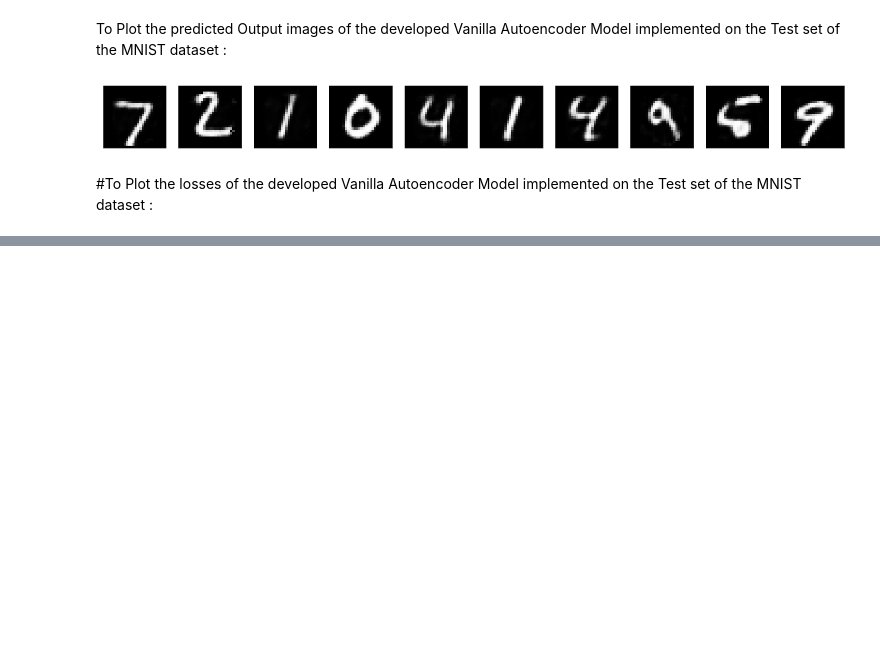
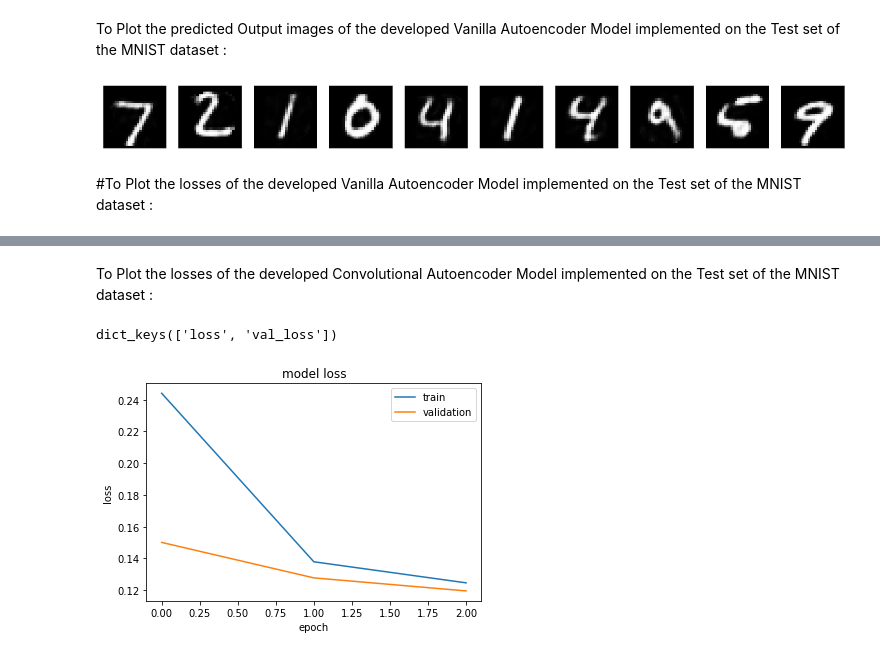
Before and after one commit to Niharika-20-MAI-01/Winter-2021-Deep-Learning-LabCSE6037-Niharika-20MAI01, a Jupyter notebook: 20MAI0001__DL_Lab(CSE6037)_Implementation_of_different_types_of_AUTOENCODERS_with_the_MNIST_dataset_Activity_1_Asgn_6.ipynb, the cells around one changed output, grey strips where cells are left out. Saved outputs shown, nothing was run; the diff lists cells and outputs as text; code cells hidden in the pictures; blank space fills up the shorter version.

```diff
--- a/20MAI0001__DL_Lab(CSE6037)_Implementation_of_different_types_of_AUTOENCODERS_with_the_MNIST_dataset_Activity_1_Asgn_6.ipynb
+++ b/20MAI0001__DL_Lab(CSE6037)_Implementation_of_different_types_of_AUTOENCODERS_with_the_MNIST_dataset_Activity_1_Asgn_6.ipynb
@@ -188,0 +377,15 @@ dict_keys(['loss', 'val_loss'])
+# %% [markdown]
+To Plot the losses of the developed Convolutional Autoencoder Model implemented on the Test set of the MNIST dataset :
+# %%
+print(history.history.keys())
+
+plt.plot(history.history['loss'])
+plt.plot(history.history['val_loss'])
+plt.title('model loss')
+plt.ylabel('loss')
+plt.xlabel('epoch')
+plt.legend(['train', 'validation'], loc='upper right')
+plt.show()
+# %% [output]
+dict_keys(['loss', 'val_loss'])
+[figure, added]
```
Also changed, not shown: parts of 48 cells of this notebook.
